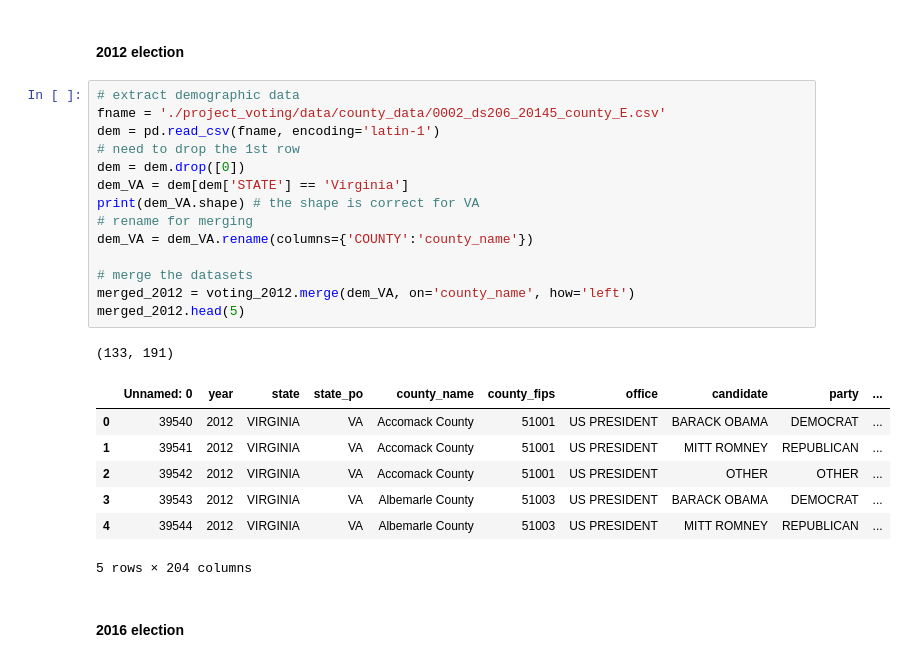
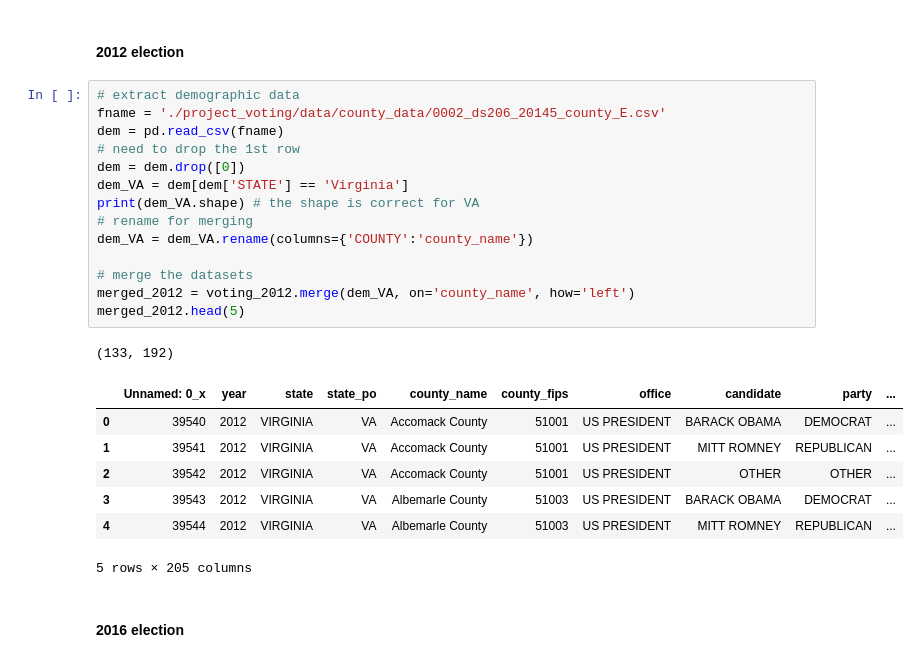
Before and after one commit to Catherine-Nguyen88/project_voting, a Jupyter notebook: Voting_Isabella's_Part.ipynb, the cells around one changed output. Drawn from its saved outputs; the diff is of its cells as text.

```diff
--- a/Voting_Isabella's_Part.ipynb
+++ b/Voting_Isabella's_Part.ipynb
@@ -280,26 +291,26 @@ merged_2008.head(5)
 # %%
 # extract demographic data
 fname = './project_voting/data/county_data/0002_ds206_20145_county_E.csv'
-dem = pd.read_csv(fname, encoding='latin-1')
+dem = pd.read_csv(fname)
 # need to drop the 1st row
 dem = dem.drop([0])
 dem_VA = dem[dem['STATE'] == 'Virginia']
 print(dem_VA.shape) # the shape is correct for VA
 # rename for merging
 dem_VA = dem_VA.rename(columns={'COUNTY':'county_name'})
 
 # merge the datasets
 merged_2012 = voting_2012.merge(dem_VA, on='county_name', how='left')
 merged_2012.head(5)
 # %% [output]
-(133, 191)
+(133, 192)
-|  | Unnamed: 0 | year | state | state_po | county_name | county_fips | office | candidate | party | ... |
+|  | Unnamed: 0_x | year | state | state_po | county_name | county_fips | office | candidate | party | ... |
 | 0 | 39540 | 2012 | VIRGINIA | VA | Accomack County | 51001 | US PRESIDENT | BARACK OBAMA | DEMOCRAT | ... |
 | 1 | 39541 | 2012 | VIRGINIA | VA | Accomack County | 51001 | US PRESIDENT | MITT ROMNEY | REPUBLICAN | ... |
 | 2 | 39542 | 2012 | VIRGINIA | VA | Accomack County | 51001 | US PRESIDENT | OTHER | OTHER | ... |
 | 3 | 39543 | 2012 | VIRGINIA | VA | Albemarle County | 51003 | US PRESIDENT | BARACK OBAMA | DEMOCRAT | ... |
 | 4 | 39544 | 2012 | VIRGINIA | VA | Albemarle County | 51003 | US PRESIDENT | MITT ROMNEY | REPUBLICAN | ... |
-5 rows × 204 columns
+5 rows × 205 columns
 # %% [markdown]
 #### 2016 election
 # %%
```
Also changed, not shown: parts of 13 cells of this notebook.
